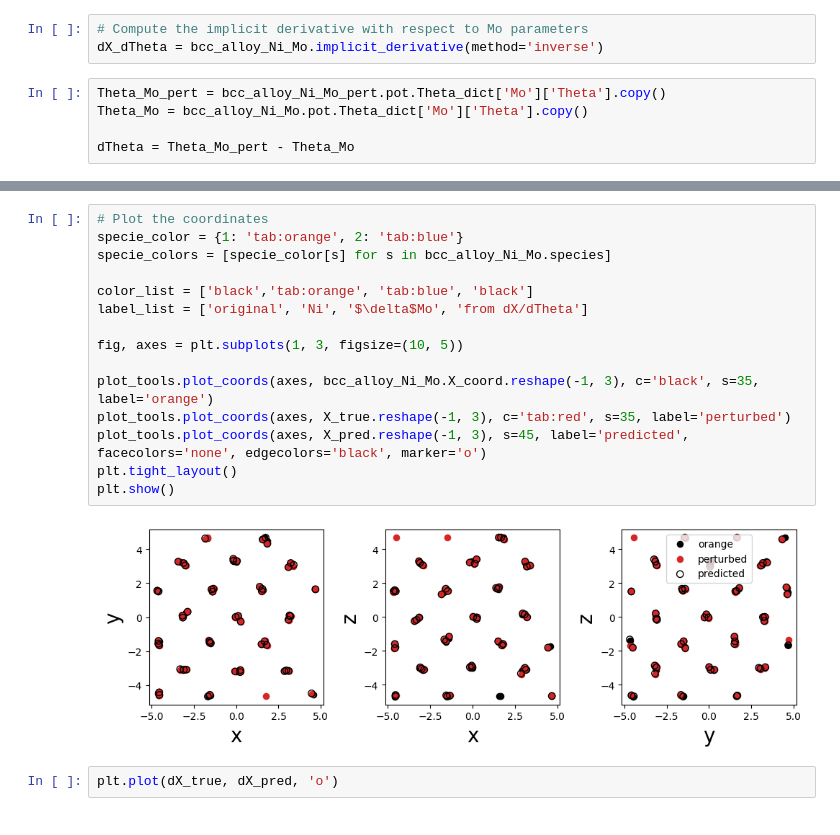
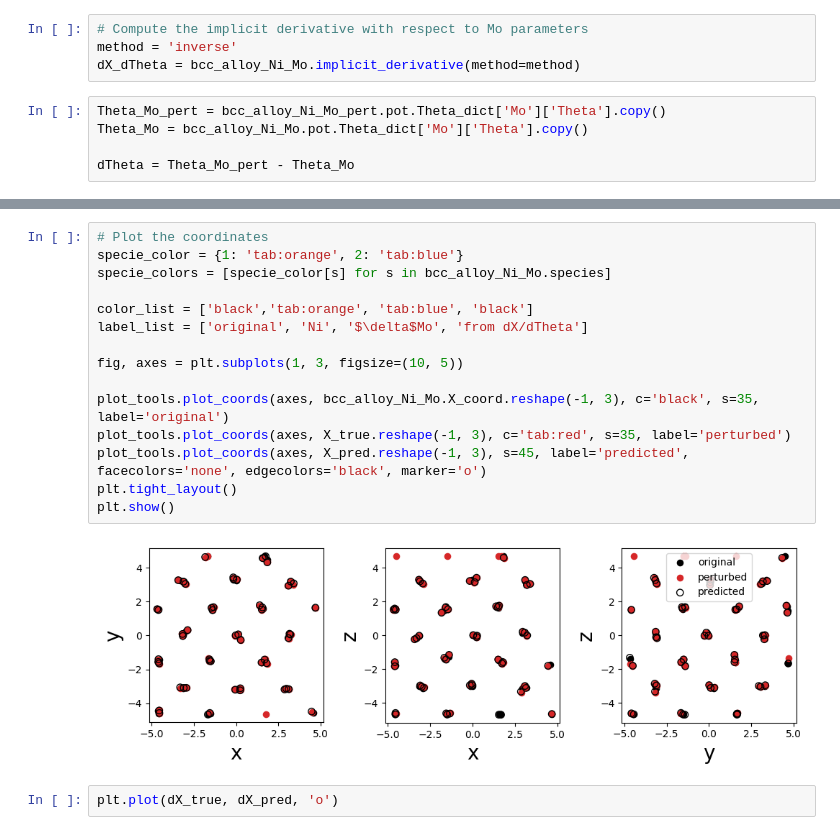
Before and after one commit to marseille-matmol/LammpsImplicitDerivative, a Jupyter notebook: examples/HEA_one_shot.ipynb, the cells around one changed output, grey strips where cells are left out. Drawn from its saved outputs; the diff is of its cells as text.

```diff
--- a/examples/HEA_one_shot.ipynb
+++ b/examples/HEA_one_shot.ipynb
@@ -148,7 +99,8 @@ ftol: 1e-08, maxiter: 1000, maxeval: 1000, algo: cg
 Number of atoms: 54, largest force value: 2.343e-09, force norm: 9.194e-09
 # %%
 # Compute the implicit derivative with respect to Mo parameters
-dX_dTheta = bcc_alloy_Ni_Mo.implicit_derivative(method='inverse')
+method = 'inverse'
+dX_dTheta = bcc_alloy_Ni_Mo.implicit_derivative(method=method)
 # %%
 Theta_Mo_pert = bcc_alloy_Ni_Mo_pert.pot.Theta_dict['Mo']['Theta'].copy()
 Theta_Mo = bcc_alloy_Ni_Mo.pot.Theta_dict['Mo']['Theta'].copy()
@@ -168,20 +142,20 @@ dX_true = bcc_alloy_Ni_Mo.minimum_image(X_true - bcc_alloy_Ni_Mo.X_coord)
 # %%
 # Plot the coordinates
 specie_color = {1: 'tab:orange', 2: 'tab:blue'}
 specie_colors = [specie_color[s] for s in bcc_alloy_Ni_Mo.species]
 
 color_list = ['black','tab:orange', 'tab:blue', 'black']
 label_list = ['original', 'Ni', '$\delta$Mo', 'from dX/dTheta']
 
 fig, axes = plt.subplots(1, 3, figsize=(10, 5))
 
-plot_tools.plot_coords(axes, bcc_alloy_Ni_Mo.X_coord.reshape(-1, 3), c='black', s=35, label='orange')
+plot_tools.plot_coords(axes, bcc_alloy_Ni_Mo.X_coord.reshape(-1, 3), c='black', s=35, label='original')
 plot_tools.plot_coords(axes, X_true.reshape(-1, 3), c='tab:red', s=35, label='perturbed')
 plot_tools.plot_coords(axes, X_pred.reshape(-1, 3), s=45, label='predicted', facecolors='none', edgecolors='black', marker='o')
 plt.tight_layout()
 plt.show()
 # %% [output]
-[figure, old version]
+[figure, new version]
 # %%
 plt.plot(dX_true, dX_pred, 'o')
 # %% [output]
```
Also changed, not shown: parts of 6 cells of this notebook, 7 other files.
